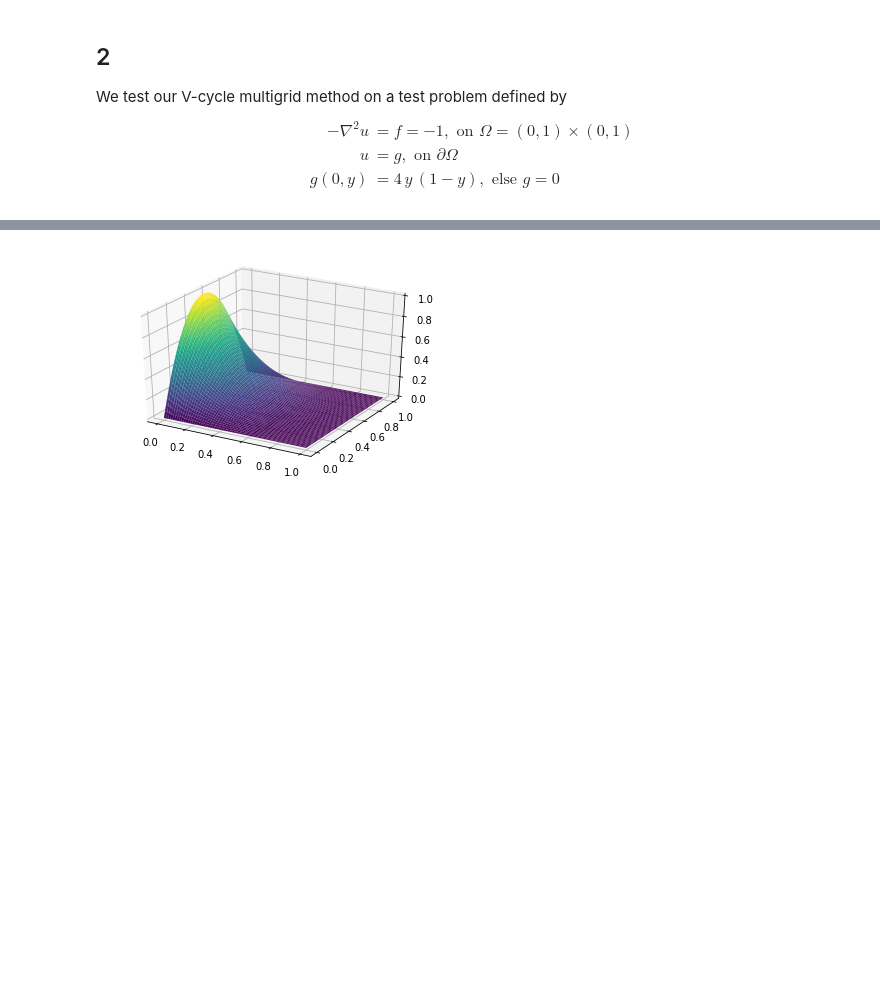
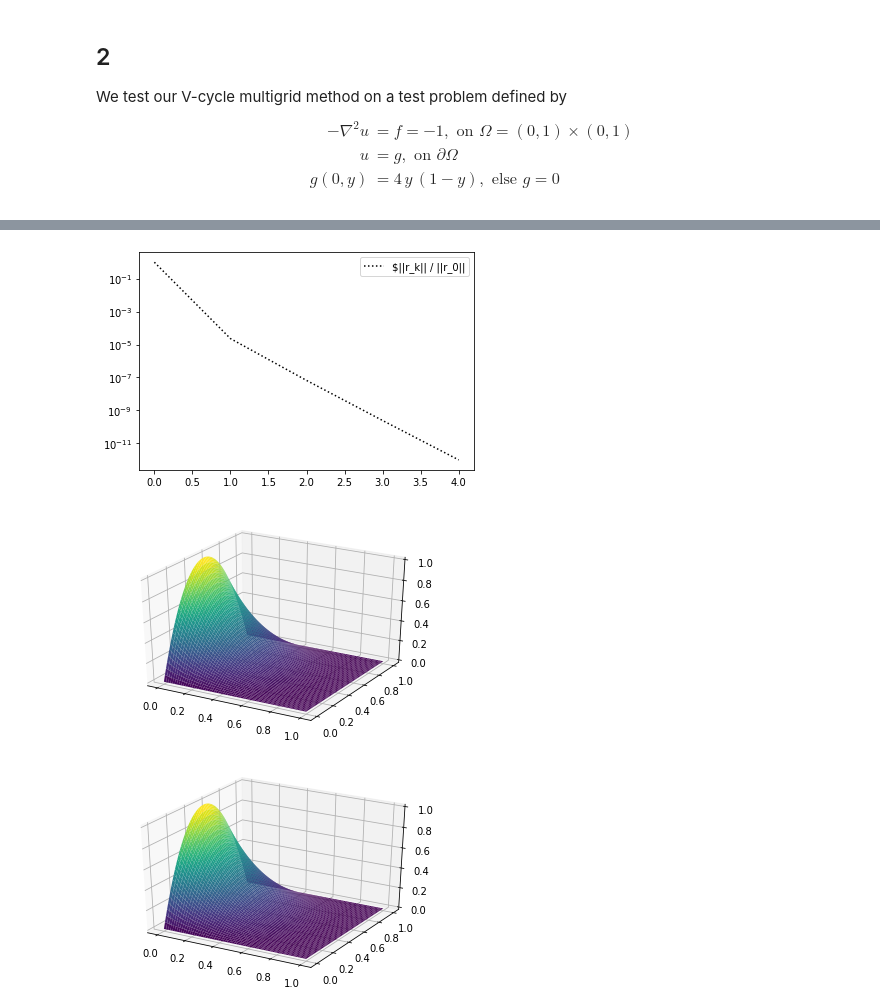
Before and after one commit to ottarph/numla_proj2, a Jupyter notebook: TMA4205_project2-ottar_hellan.ipynb, the cells around one changed output, grey strips where cells are left out. Drawn from its saved outputs; the diff is of its cells as text; code cells hidden in the pictures; blank space fills up the shorter version.

Commit message:
Added V-cycle iteration returning intermediate steps

```diff
--- a/TMA4205_project2-ottar_hellan.ipynb
+++ b/TMA4205_project2-ottar_hellan.ipynb
@@ -86 +241,50 @@ We test our V-cycle multigrid method on a test problem defined by
+# %%
+"""
+    Old version, not the one to be used
+"""
+"""
+    Test of our multigrid V-cycle method on a simple test problem with constant laplacian
+    and non-homogeneous Dirichlet boundary conditions.
+"""
+
+f = lambda x, y: 0*x - 1
+g = lambda x, y: np.where(x == 0, 4*y*(1-y), 0*x)
+
+N        = 2**7
+levels   = 4
+nu1      = 40
+nu2      = 40
+tol      = 1e-12
+max_iter = 20
+
+
+x = np.outer(np.linspace(0, 1, N+1), np.ones(N+1))
+y = np.outer(np.ones(N+1), np.linspace(0, 1, N+1))
+
+rhs = g(x, y)
+rhs[1:-1, 1:-1] = f(x[1:-1, 1:-1], y[1:-1, 1:-1])
+
+np.random.seed(seed=1)
+u0 = np.copy(rhs)
+u0[1:-1,1:-1] = 1 - 0.5 * np.random.random((N-1, N-1))
+
+uh, i, ns = mgv_iteration(u0, rhs, N, nu1, nu2, level=1, max_level=levels, tol=tol, max_iter=max_iter)
+
+ns = np.array(ns, dtype=float)
+fig = plt.figure()
+plt.semilogy(range(len(ns)), ns / ns[0], 'k:', label=r'$||r_k|| / ||r_0||')
+plt.legend()
+
+fig = plt.figure()
+ax = fig.add_subplot(111, projection='3d')
+
+s = 2
+surf = ax.plot_surface(x[::s,::s], y[::s,::s], uh[::s,::s],
+                        rstride=1, cstride=1,
+                        cmap=matplotlib.cm.viridis)
+
+plt.show()
+# %% [output]
+[figure, added]
+[figure, added]
 # %%
```
Also changed, not shown: parts of 6 cells of this notebook, 2 other files.
